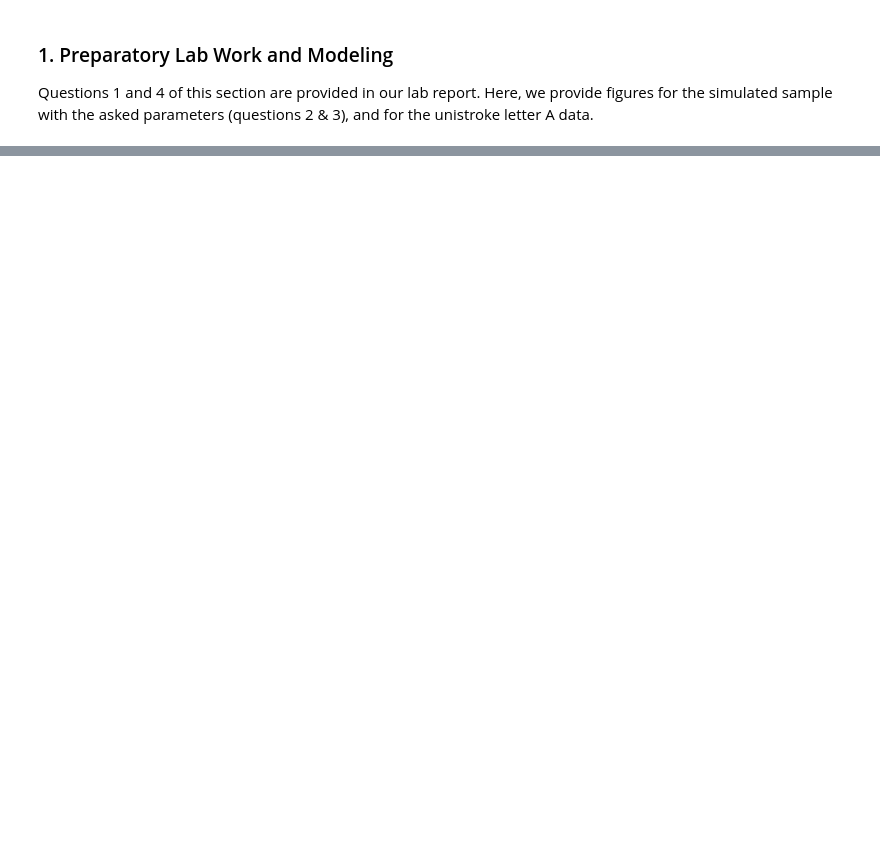
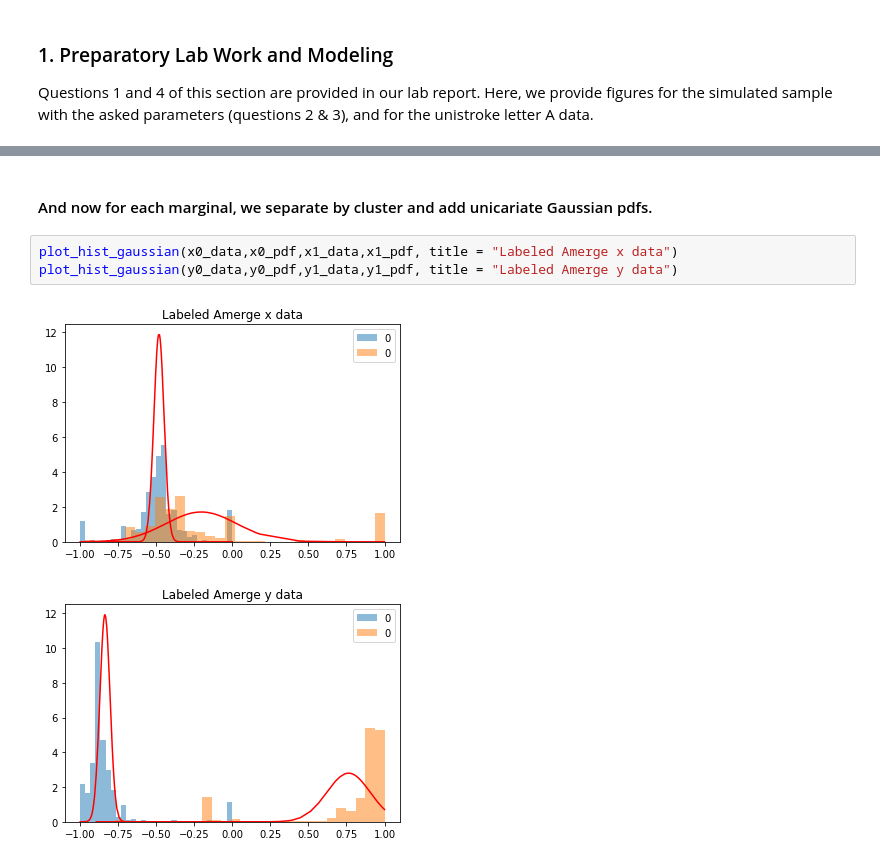
Before and after one commit to juli31/ProbabilisticDataMining, a Jupyter notebook: lab1/notebook.ipynb, the cells around one changed output, grey strips where cells are left out. Cells and saved outputs as stored; diff of their text form; blank space fills up the shorter version.

```diff
--- a/lab1/notebook.ipynb
+++ b/lab1/notebook.ipynb
@@ -91,0 +155,8 @@ util.plot_pdf(Amerge_GMM.fit(Amerge), Amerge, Amerge_GMM.fit_predict(Amerge))
+# %% [markdown]
+#### And now for each marginal, we separate by cluster and add unicariate Gaussian pdfs.
+# %%
+plot_hist_gaussian(x0_data,x0_pdf,x1_data,x1_pdf, title = "Labeled Amerge x data")
+plot_hist_gaussian(y0_data,y0_pdf,y1_data,y1_pdf, title = "Labeled Amerge y data")
+# %% [output]
+[figure, added]
+[figure, added]
```
Also changed, not shown: parts of 11 cells of this notebook, 2 other files.
